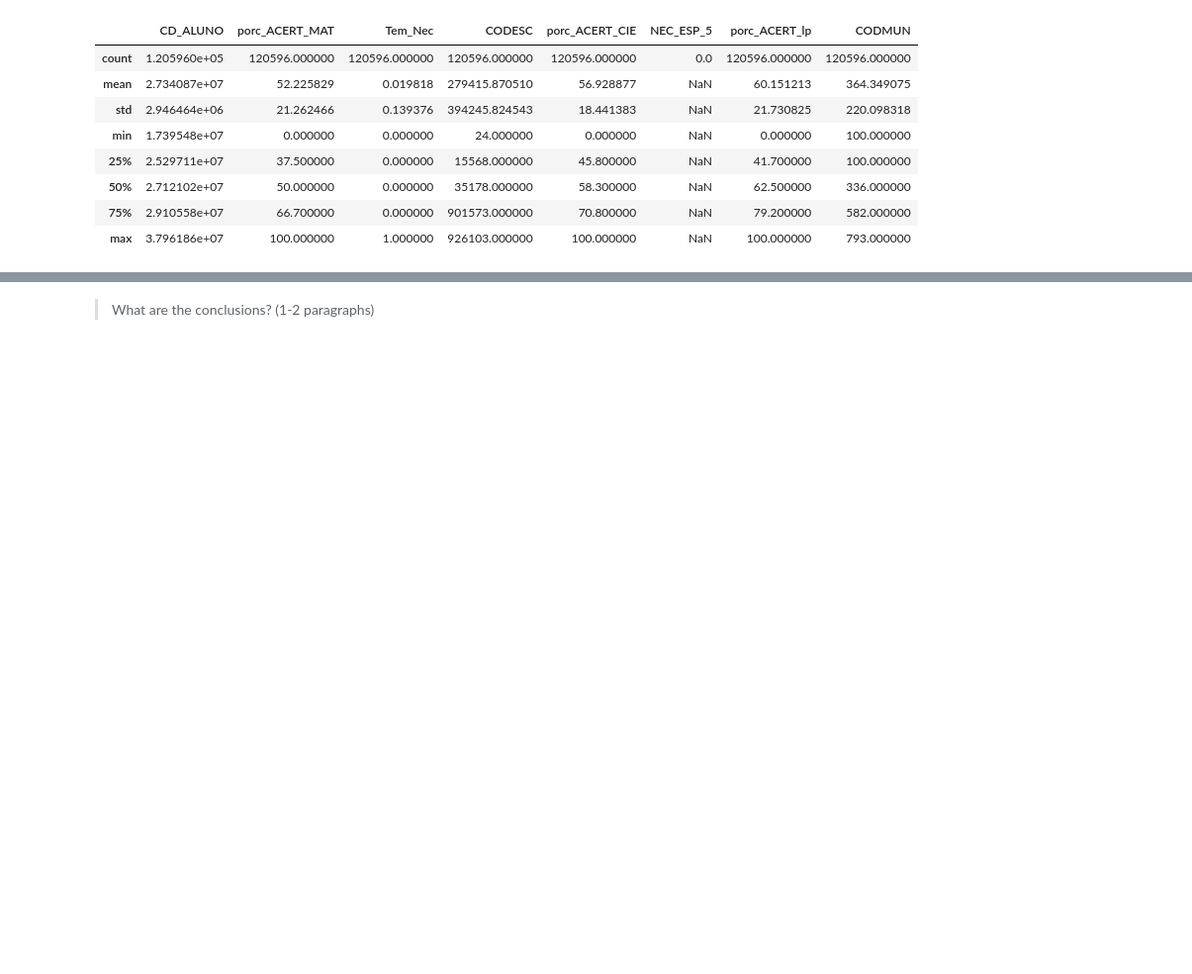
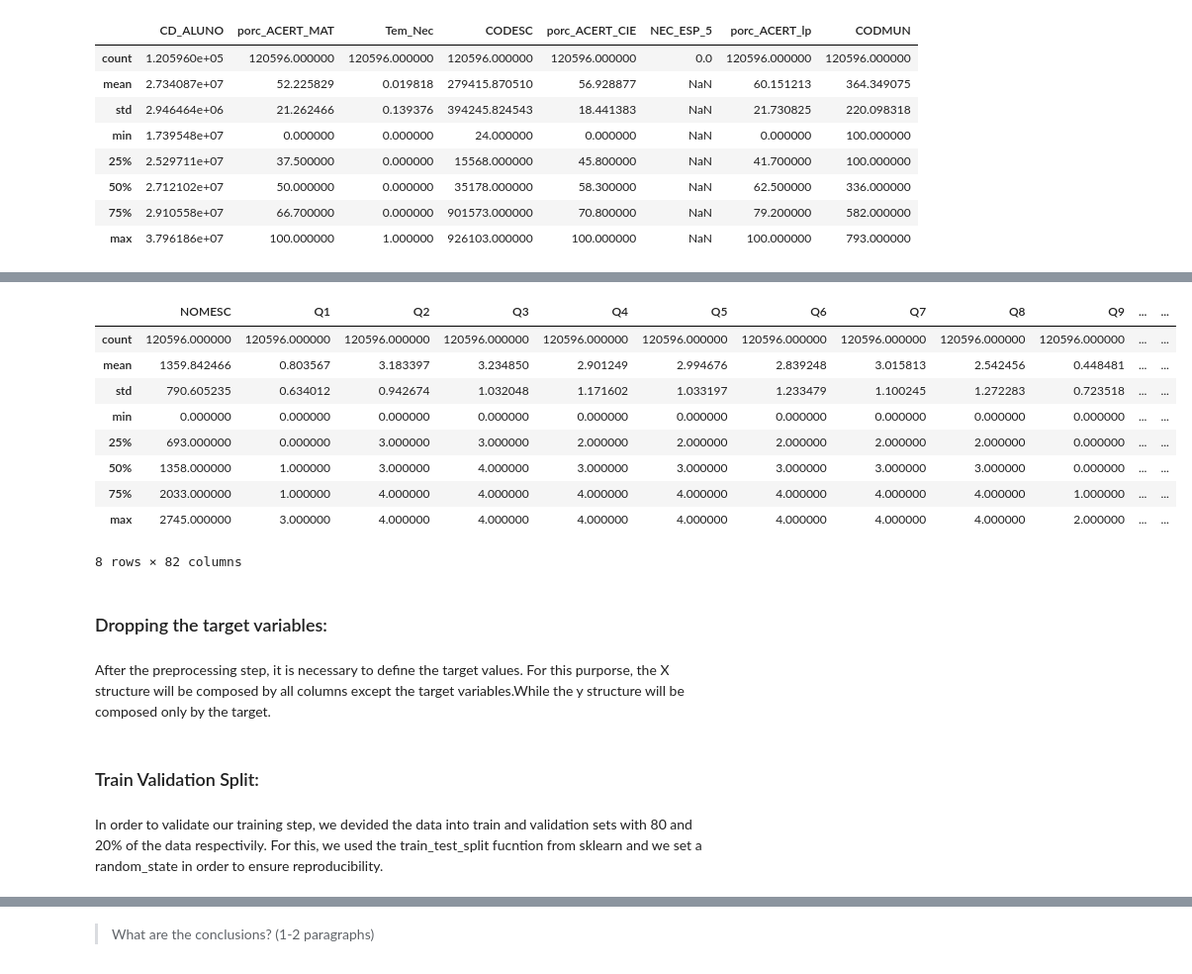
Before and after one commit to randersonLemos/mc886, a Jupyter notebook: t2/2022s2_mc886mo444_assignment_02.ipynb, the cells around one changed output, grey strips where cells are left out. Shown: that part at 99% size. Drawn from its saved outputs; the diff is of its cells as text; code cells hidden in the pictures; blank space fills up the shorter version.

```diff
--- a/t2/2022s2_mc886mo444_assignment_02.ipynb
+++ b/t2/2022s2_mc886mo444_assignment_02.ipynb
@@ -112,0 +204,24 @@ df.describe()
+# %%
+le = LabelEncoder()
+columns_names = df.columns.to_list()
+column_object_names = []
+for column_name in columns_names:
+    if df[str(column_name)].dtype == object:
+        df[str(column_name)] = le.fit_transform(df[str(column_name)])
+# %%
+df.describe()
+# %% [output]
+|  | NOMESC | Q1 | Q2 | Q3 | Q4 | Q5 | Q6 | Q7 | Q8 | Q9 | ... | ... |
+| count | 120596.000000 | 120596.000000 | 120596.000000 | 120596.000000 | 120596.000000 | 120596.000000 | 120596.000000 | 120596.000000 | 120596.000000 | 120596.000000 | ... | ... |
+| mean | 1359.842466 | 0.803567 | 3.183397 | 3.234850 | 2.901249 | 2.994676 | 2.839248 | 3.015813 | 2.542456 | 0.448481 | ... | ... |
+| std | 790.605235 | 0.634012 | 0.942674 | 1.032048 | 1.171602 | 1.033197 | 1.233479 | 1.100245 | 1.272283 | 0.723518 | ... | ... |
+| min | 0.000000 | 0.000000 | 0.000000 | 0.000000 | 0.000000 | 0.000000 | 0.000000 | 0.000000 | 0.000000 | 0.000000 | ... | ... |
+| 25% | 693.000000 | 0.000000 | 3.000000 | 3.000000 | 2.000000 | 2.000000 | 2.000000 | 2.000000 | 2.000000 | 0.000000 | ... | ... |
+| 50% | 1358.000000 | 1.000000 | 3.000000 | 4.000000 | 3.000000 | 3.000000 | 3.000000 | 3.000000 | 3.000000 | 0.000000 | ... | ... |
+| 75% | 2033.000000 | 1.000000 | 4.000000 | 4.000000 | 4.000000 | 4.000000 | 4.000000 | 4.000000 | 4.000000 | 1.000000 | ... | ... |
+| max | 2745.000000 | 3.000000 | 4.000000 | 4.000000 | 4.000000 | 4.000000 | 4.000000 | 4.000000 | 4.000000 | 2.000000 | ... | ... |
+8 rows × 82 columns
+# %% [markdown]
+### Dropping the target variables:
+# %% [markdown]
+After the preprocessing step, it is necessary to define the target values. For this purporse, the X structure will be composed by all columns except the target variables.While the y structure will be composed only by the target.
@@ -112,0 +232,4 @@ df.describe()
+# %% [markdown]
+### Train Validation Split:
+# %% [markdown]
+In order to validate our training step, we devided the data into train and validation sets with 80 and 20% of the data respectivily. For this, we used the train_test_split fucntion from sklearn and we set a random_state in order to ensure reproducibility.
```
Also changed, not shown: parts of 20 cells of this notebook.
